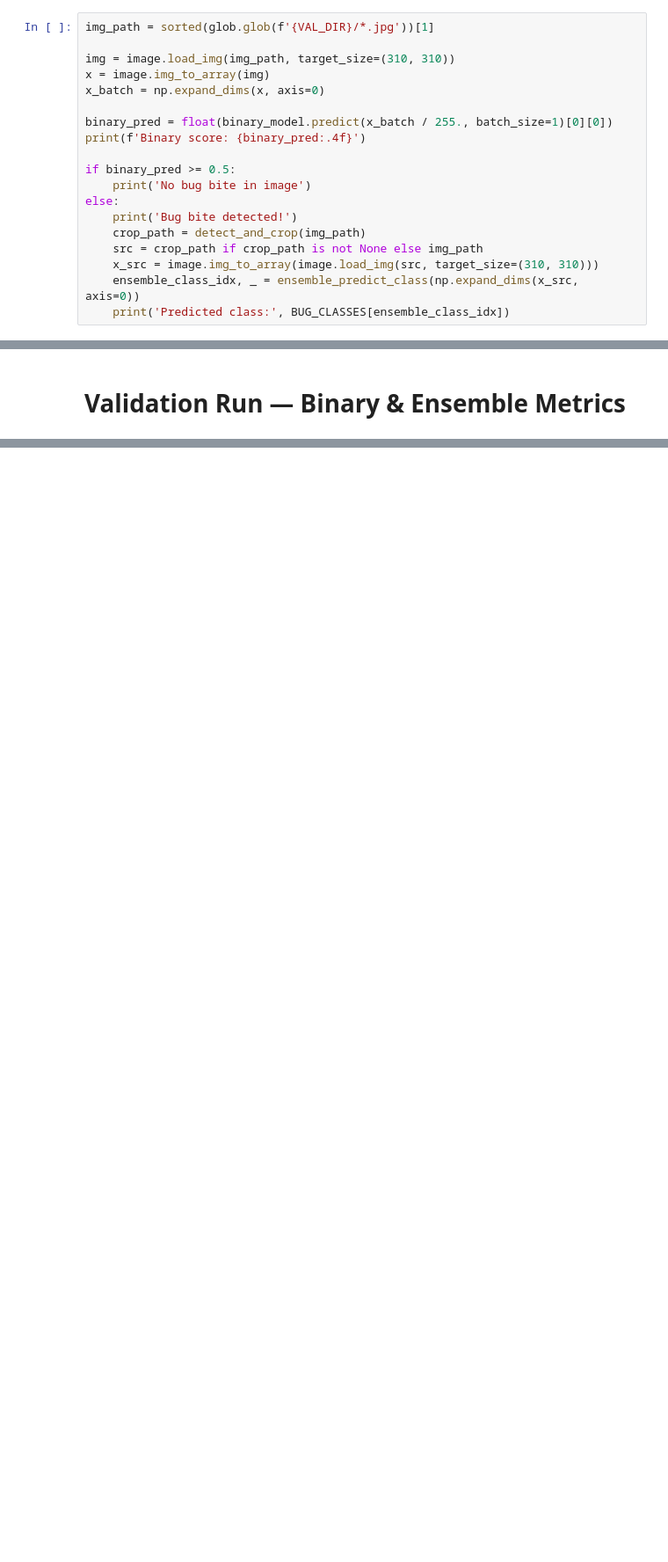
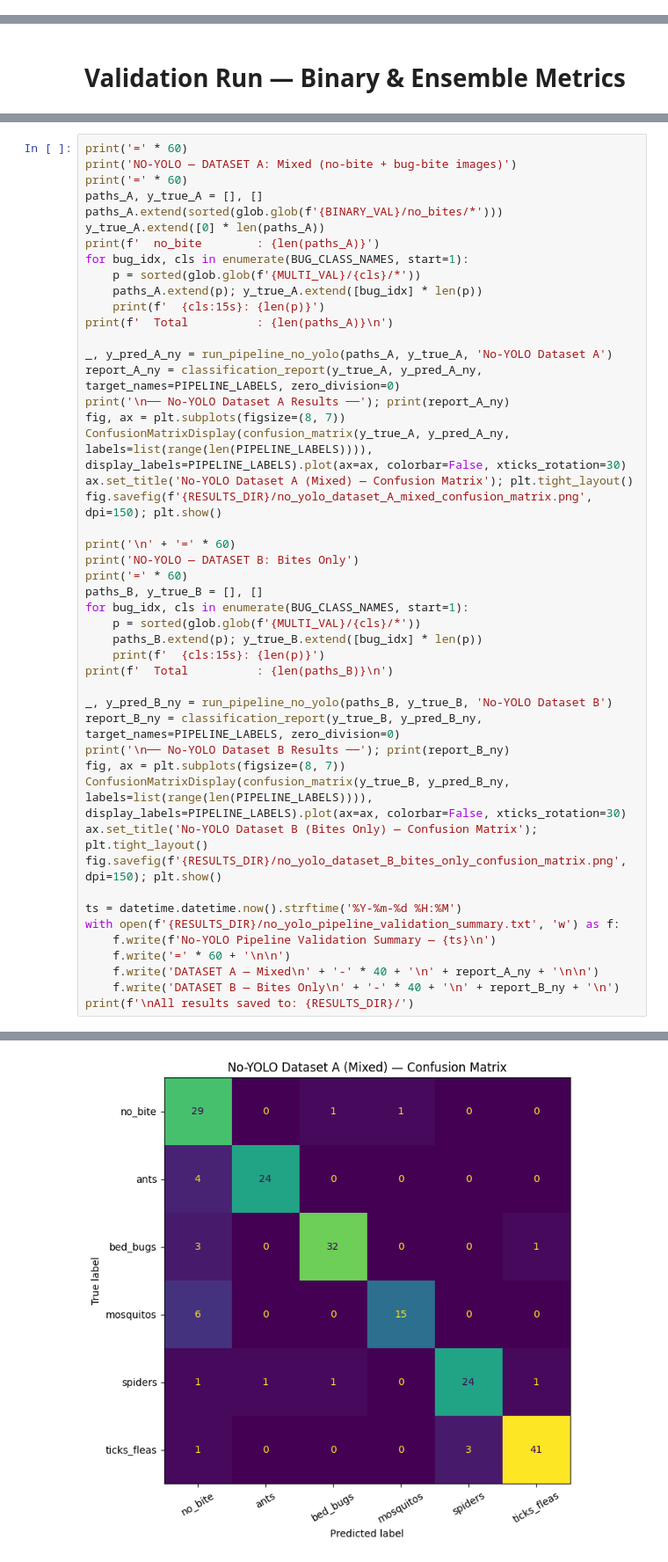
Before and after one commit to idshay16/Bug-bite-classification-using-a-TC-classification-model, a Jupyter notebook: Stacked_Model.ipynb, the cells around one changed output, grey strips where cells are left out. Shown at 88% size. Cells and saved outputs as stored; diff of their text form; blank space fills up the shorter version.

```diff
--- a/Stacked_Model.ipynb
+++ b/Stacked_Model.ipynb
@@ -185,19 +56,0 @@ Predicted bug bite class: ants
-# %%
-img_path = sorted(glob.glob(f'{VAL_DIR}/*.jpg'))[1]
-
-img = image.load_img(img_path, target_size=(310, 310))
-x = image.img_to_array(img)
-x_batch = np.expand_dims(x, axis=0)
-
-binary_pred = float(binary_model.predict(x_batch / 255., batch_size=1)[0][0])
-print(f'Binary score: {binary_pred:.4f}')
-
-if binary_pred >= 0.5:
-    print('No bug bite in image')
-else:
-    print('Bug bite detected!')
-    crop_path = detect_and_crop(img_path)
-    src = crop_path if crop_path is not None else img_path
-    x_src = image.img_to_array(image.load_img(src, target_size=(310, 310)))
-    ensemble_class_idx, _ = ensemble_predict_class(np.expand_dims(x_src, axis=0))
-    print('Predicted class:', BUG_CLASSES[ensemble_class_idx])
@@ -766,0 +156,48 @@ All no-YOLO results saved to: /mnt/c/Users/test/OneDrive - Braude College of Eng
+# %%
+print('=' * 60)
+print('NO-YOLO — DATASET A: Mixed (no-bite + bug-bite images)')
+print('=' * 60)
+paths_A, y_true_A = [], []
+paths_A.extend(sorted(glob.glob(f'{BINARY_VAL}/no_bites/*')))
+y_true_A.extend([0] * len(paths_A))
+print(f'  no_bite        : {len(paths_A)}')
+for bug_idx, cls in enumerate(BUG_CLASS_NAMES, start=1):
+    p = sorted(glob.glob(f'{MULTI_VAL}/{cls}/*'))
+    paths_A.extend(p); y_true_A.extend([bug_idx] * len(p))
+    print(f'  {cls:15s}: {len(p)}')
+print(f'  Total          : {len(paths_A)}\n')
+
+_, y_pred_A_ny = run_pipeline_no_yolo(paths_A, y_true_A, 'No-YOLO Dataset A')
+report_A_ny = classification_report(y_true_A, y_pred_A_ny, target_names=PIPELINE_LABELS, zero_division=0)
+print('\n── No-YOLO Dataset A Results ──'); print(report_A_ny)
+fig, ax = plt.subplots(figsize=(8, 7))
+ConfusionMatrixDisplay(confusion_matrix(y_true_A, y_pred_A_ny, labels=list(range(len(PIPELINE_LABELS)))), display_labels=PIPELINE_LABELS).plot(ax=ax, colorbar=False, xticks_rotation=30)
+ax.set_title('No-YOLO Dataset A (Mixed) — Confusion Matrix'); plt.tight_layout()
+fig.savefig(f'{RESULTS_DIR}/no_yolo_dataset_A_mixed_confusion_matrix.png', dpi=150); plt.show()
+
+print('\n' + '=' * 60)
+print('NO-YOLO — DATASET B: Bites Only')
+print('=' * 60)
+paths_B, y_true_B = [], []
+for bug_idx, cls in enumerate(BUG_CLASS_NAMES, start=1):
+    p = sorted(glob.glob(f'{MULTI_VAL}/{cls}/*'))
+    paths_B.extend(p); y_true_B.extend([bug_idx] * len(p))
+    print(f'  {cls:15s}: {len(p)}')
+print(f'  Total          : {len(paths_B)}\n')
+
+_, y_pred_B_ny = run_pipeline_no_yolo(paths_B, y_true_B, 'No-YOLO Dataset B')
+report_B_ny = classification_report(y_true_B, y_pred_B_ny, target_names=PIPELINE_LABELS, zero_division=0)
+print('\n── No-YOLO Dataset B Results ──'); print(report_B_ny)
+fig, ax = plt.subplots(figsize=(8, 7))
+ConfusionMatrixDisplay(confusion_matrix(y_true_B, y_pred_B_ny, labels=list(range(len(PIPELINE_LABELS)))), display_labels=PIPELINE_LABELS).plot(ax=ax, colorbar=False, xticks_rotation=30)
+ax.set_title('No-YOLO Dataset B (Bites Only) — Confusion Matrix'); plt.tight_layout()
+fig.savefig(f'{RESULTS_DIR}/no_yolo_dataset_B_bites_only_confusion_matrix.png', dpi=150); plt.show()
+
+ts = datetime.datetime.now().strftime('%Y-%m-%d %H:%M')
+with open(f'{RESULTS_DIR}/no_yolo_pipeline_validation_summary.txt', 'w') as f:
+    f.write(f'No-YOLO Pipeline Validation Summary — {ts}\n')
+    f.write('=' * 60 + '\n\n')
+    f.write('DATASET A — Mixed\n' + '-' * 40 + '\n' + report_A_ny + '\n\n')
+    f.write('DATASET B — Bites Only\n' + '-' * 40 + '\n' + report_B_ny + '\n')
+print(f'\nAll results saved to: {RESULTS_DIR}/')
+# %% [output]
@@ -766,0 +246 @@ All no-YOLO results saved to: /mnt/c/Users/test/OneDrive - Braude College of Eng
+[figure, added]
```
Also changed, not shown: parts of 19 cells of this notebook, 3 other files.
